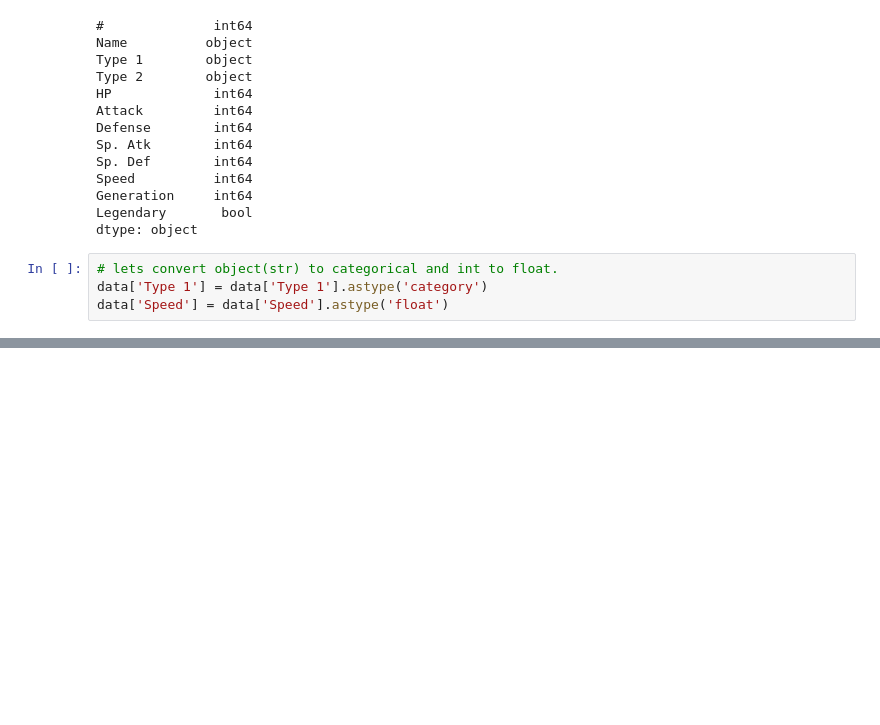
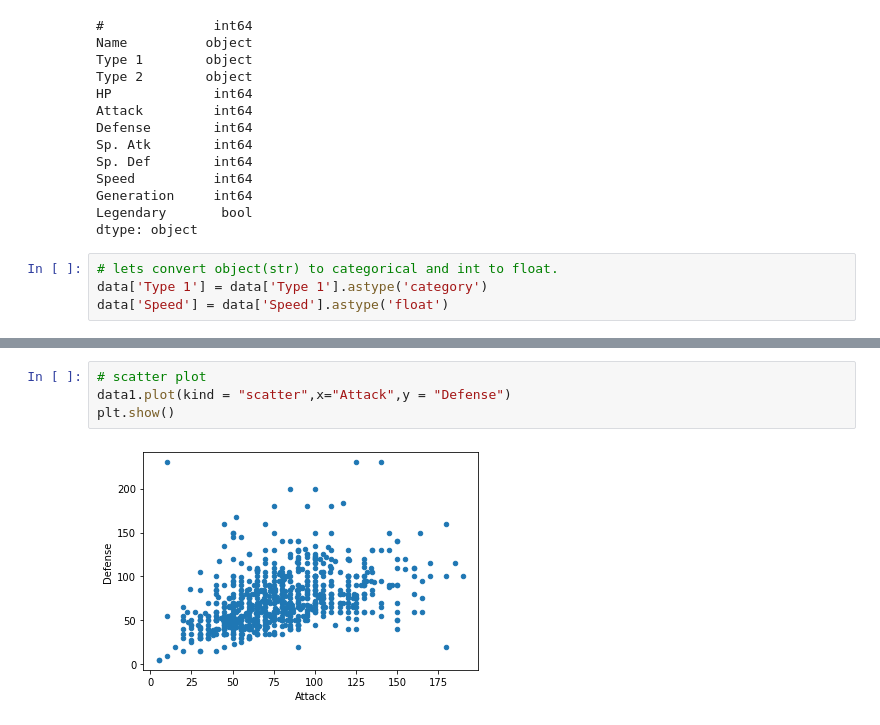
Before and after one commit to nortonlyr/MachineLearningExercises, a Jupyter notebook: Data_Science/Data ScienceTutorial for Beginners.ipynb, the cells around one changed output, grey strips where cells are left out. Drawn from its saved outputs; the diff is of its cells as text; blank space fills up the shorter version.

```diff
--- a/Data_Science/Data ScienceTutorial for Beginners.ipynb
+++ b/Data_Science/Data ScienceTutorial for Beginners.ipynb
@@ -776,0 +777,6 @@ plt.show()
+# %%
+# scatter plot
+data1.plot(kind = "scatter",x="Attack",y = "Defense")
+plt.show()
+# %% [output]
+[figure, added]
```
Also changed, not shown: parts of 26 cells of this notebook.
